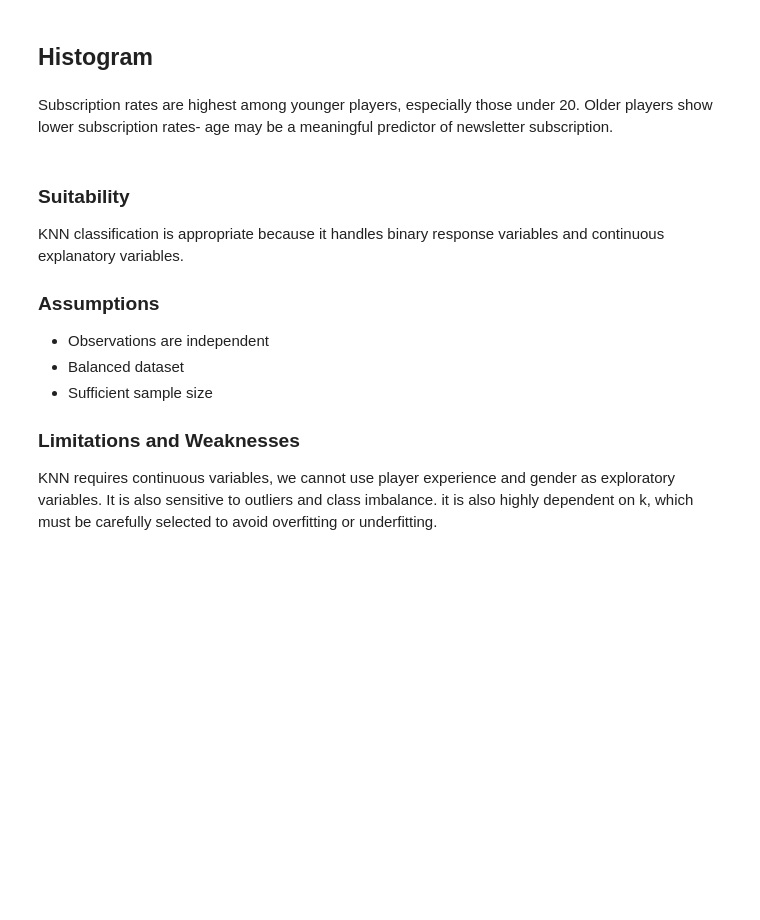
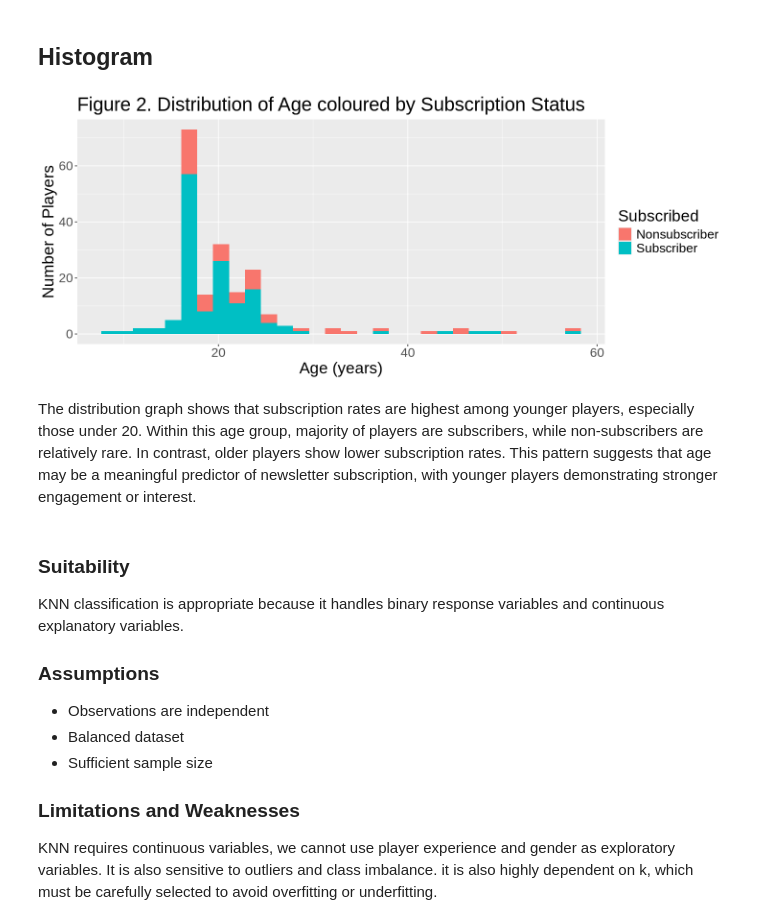
Before and after one commit to MatthewKyi/DSCI100-004-37, a Jupyter notebook: Group 37- Final Project.ipynb, the cells around one changed output. Saved outputs shown, nothing was run; the diff lists cells and outputs as text; code cells hidden in the pictures; blank space fills up the shorter version.

```diff
--- a/Group 37- Final Project.ipynb
+++ b/Group 37- Final Project.ipynb
@@ -276,17 +441,19 @@ Most non-subscribers have low playtimes- inactive players are less engaged. Few
 # %%
 options(repr.plot.width = 12, repr.plot.height = 5)
 
 ggplot(players_tidy, aes(x = age, fill = subscribe)) +
   geom_histogram(bins = 30, position = "stack") +
   labs(
-    title = "Distribution of Age coloured by Subscription Status",
+    title = "Figure 2. Distribution of Age coloured by Subscription Status",
     x = "Age (years)",
     y = "Number of Players",
     fill = "Subscribed"
   )  +
 theme(text = element_text(size = 20))
+# %% [output]
+[figure, added]
 # %% [markdown]
-Subscription rates are highest among younger players, especially those under 20. Older players show lower subscription rates- age may be a meaningful predictor of newsletter subscription.
+The distribution graph shows that subscription rates are highest among younger players, especially those under 20. Within this age group, majority of players are subscribers, while non-subscribers are relatively rare. In contrast, older players show lower subscription rates. This pattern suggests that age may be a meaningful predictor of newsletter subscription, with younger players demonstrating stronger engagement or interest.
 # %% [markdown]
 ### Suitability
 KNN classification is appropriate because it handles binary response variables and continuous explanatory variables.
```
Also changed, not shown: parts of 22 cells of this notebook.
